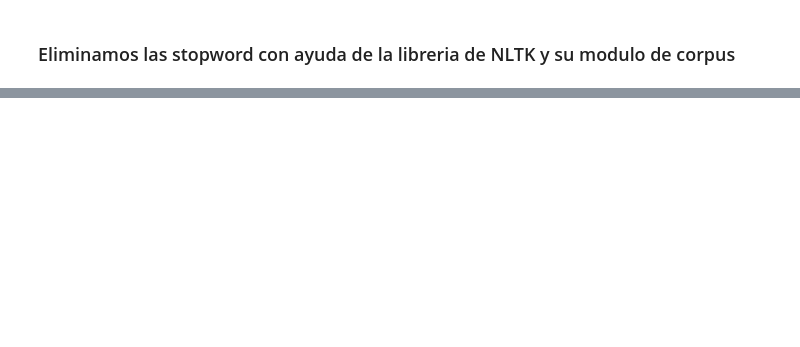
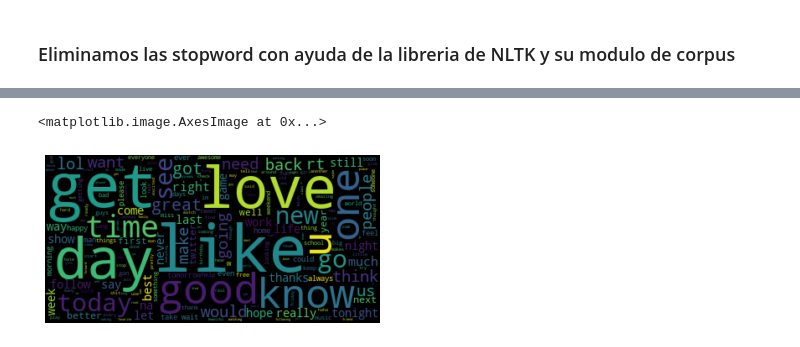
Before and after one commit to UVG-Teams/Text-Mining, a Jupyter notebook: main.ipynb, the cells around one changed output, grey strips where cells are left out. Drawn from its saved outputs; the diff is of its cells as text; code cells hidden in the pictures; blank space fills up the shorter version.

```diff
--- a/main.ipynb
+++ b/main.ipynb
@@ -75,0 +183,6 @@ tweets = [word for word in tweets if not word in stopwords.words()]
+# %%
+plt.axis("off")
+plt.imshow(WordCloud().generate_from_frequencies(frecuency_tweets), interpolation="bilinear")
+# %% [output]
+<matplotlib.image.AxesImage at 0x...>
+[figure, added]
```
Also changed, not shown: parts of 29 cells of this notebook.
